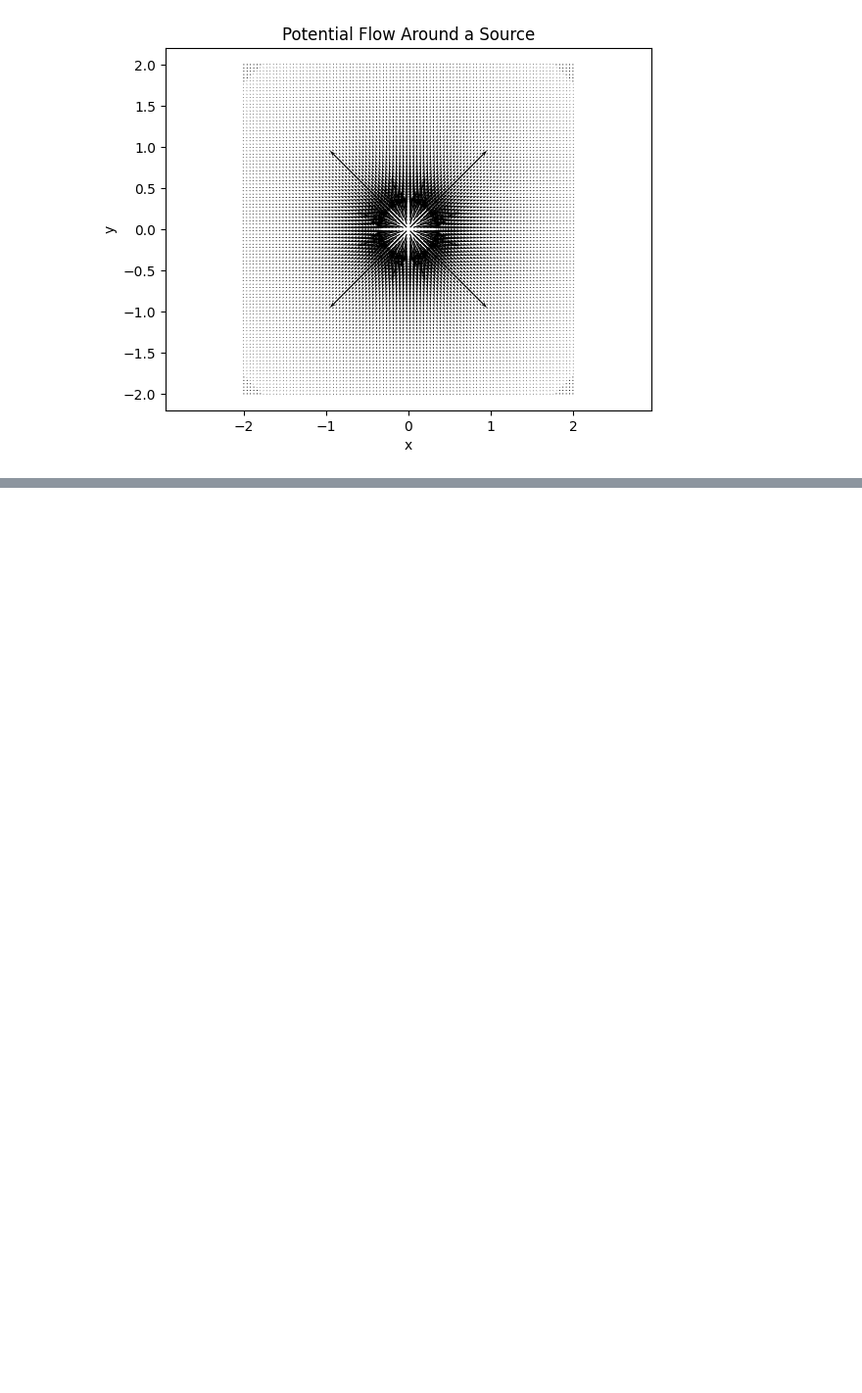
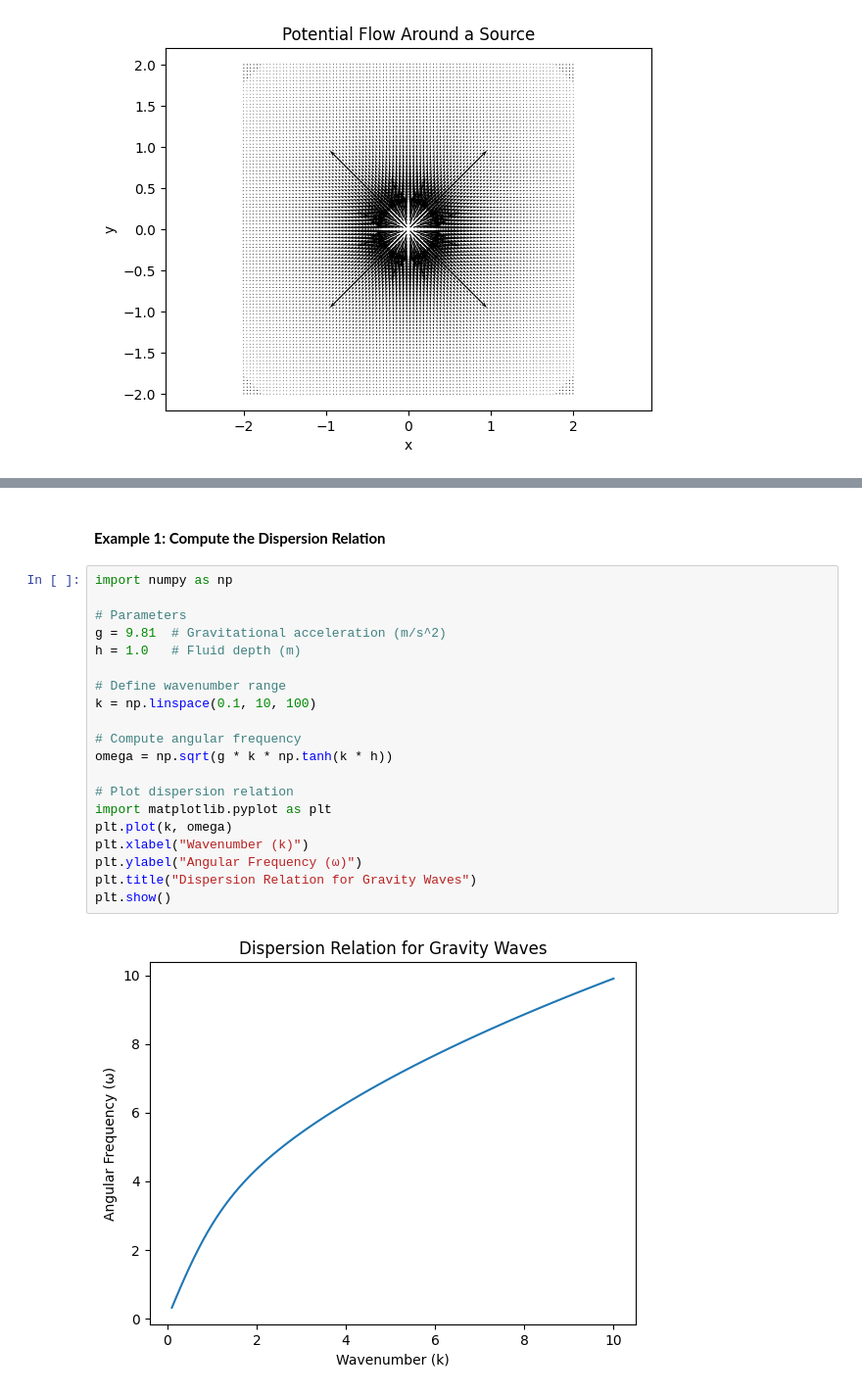
Before and after one commit to chiyanglin-AStar/2025_physics_note, a Jupyter notebook: 02_fluid_mechanics_landau_ch1.ipynb, the cells around one changed output, grey strips where cells are left out. Shown at 98% size. Saved outputs shown, nothing was run; the diff lists cells and outputs as text; blank space fills up the shorter version.

```diff
--- a/02_fluid_mechanics_landau_ch1.ipynb
+++ b/02_fluid_mechanics_landau_ch1.ipynb
@@ -473,0 +569,24 @@ plt.show()
+# %% [markdown]
+#### **Example 1: Compute the Dispersion Relation**
+# %%
+import numpy as np
+
+# Parameters
+g = 9.81  # Gravitational acceleration (m/s^2)
+h = 1.0   # Fluid depth (m)
+
+# Define wavenumber range
+k = np.linspace(0.1, 10, 100)
+
+# Compute angular frequency
+omega = np.sqrt(g * k * np.tanh(k * h))
+
+# Plot dispersion relation
+import matplotlib.pyplot as plt
+plt.plot(k, omega)
+plt.xlabel("Wavenumber (k)")
+plt.ylabel("Angular Frequency (ω)")
+plt.title("Dispersion Relation for Gravity Waves")
+plt.show()
+# %% [output]
+[figure, added]
```
Also changed, not shown: parts of 21 cells of this notebook.
